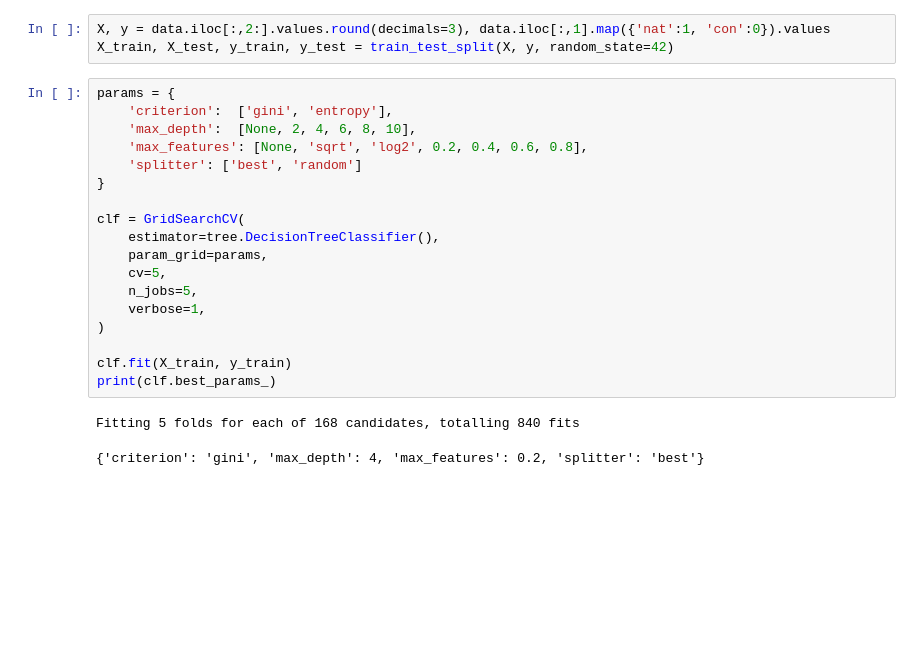
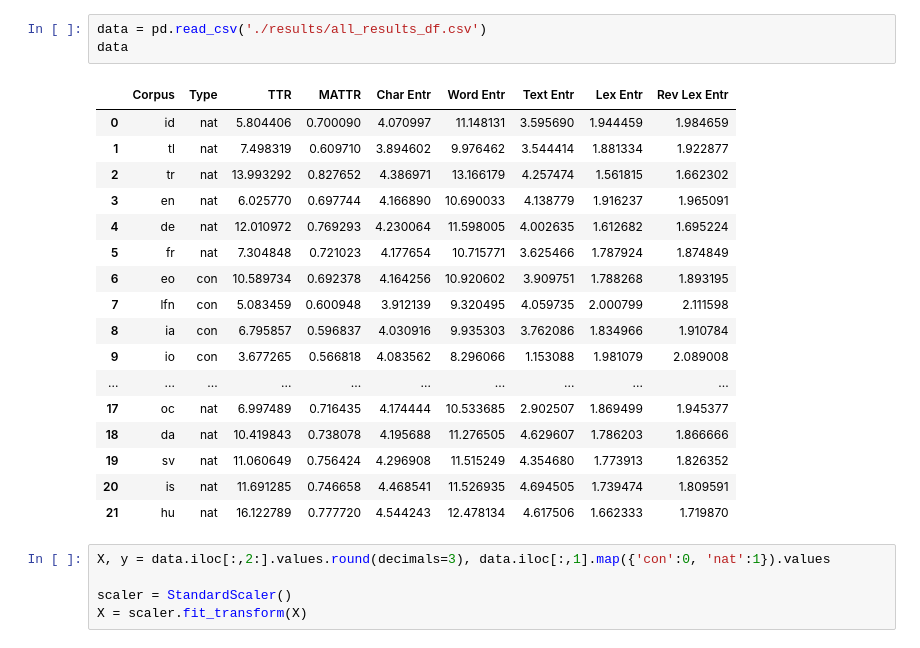
Before and after one commit to kirbergerconnor/iscl-thesis, a Jupyter notebook: decisiontree.ipynb, the cells around one changed output. Drawn from its saved outputs; the diff is of its cells as text; blank space fills up the shorter version.

```diff
--- a/decisiontree.ipynb
+++ b/decisiontree.ipynb
@@ -67,24 +8,26 @@ data
+# %%
+data = pd.read_csv('./results/all_results_df.csv')
+data
+# %% [output]
+|  | Corpus | Type | TTR | MATTR | Char Entr | Word Entr | Text Entr | Lex Entr | Rev Lex Entr |
+| 0 | id | nat | 5.804406 | 0.700090 | 4.070997 | 11.148131 | 3.595690 | 1.944459 | 1.984659 |
+| 1 | tl | nat | 7.498319 | 0.609710 | 3.894602 | 9.976462 | 3.544414 | 1.881334 | 1.922877 |
+| 2 | tr | nat | 13.993292 | 0.827652 | 4.386971 | 13.166179 | 4.257474 | 1.561815 | 1.662302 |
+| 3 | en | nat | 6.025770 | 0.697744 | 4.166890 | 10.690033 | 4.138779 | 1.916237 | 1.965091 |
+| 4 | de | nat | 12.010972 | 0.769293 | 4.230064 | 11.598005 | 4.002635 | 1.612682 | 1.695224 |
+| 5 | fr | nat | 7.304848 | 0.721023 | 4.177654 | 10.715771 | 3.625466 | 1.787924 | 1.874849 |
+| 6 | eo | con | 10.589734 | 0.692378 | 4.164256 | 10.920602 | 3.909751 | 1.788268 | 1.893195 |
+| 7 | lfn | con | 5.083459 | 0.600948 | 3.912139 | 9.320495 | 4.059735 | 2.000799 | 2.111598 |
+| 8 | ia | con | 6.795857 | 0.596837 | 4.030916 | 9.935303 | 3.762086 | 1.834966 | 1.910784 |
+| 9 | io | con | 3.677265 | 0.566818 | 4.083562 | 8.296066 | 1.153088 | 1.981079 | 2.089008 |
+| ... | ... | ... | ... | ... | ... | ... | ... | ... | ... |
+| 17 | oc | nat | 6.997489 | 0.716435 | 4.174444 | 10.533685 | 2.902507 | 1.869499 | 1.945377 |
+| 18 | da | nat | 10.419843 | 0.738078 | 4.195688 | 11.276505 | 4.629607 | 1.786203 | 1.866666 |
+| 19 | sv | nat | 11.060649 | 0.756424 | 4.296908 | 11.515249 | 4.354680 | 1.773913 | 1.826352 |
+| 20 | is | nat | 11.691285 | 0.746658 | 4.468541 | 11.526935 | 4.694505 | 1.739474 | 1.809591 |
+| 21 | hu | nat | 16.122789 | 0.777720 | 4.544243 | 12.478134 | 4.617506 | 1.662333 | 1.719870 |
 # %%
-X, y = data.iloc[:,2:].values.round(decimals=3), data.iloc[:,1].map({'nat':1, 'con':0}).values
-X_train, X_test, y_train, y_test = train_test_split(X, y, random_state=42)
+X, y = data.iloc[:,2:].values.round(decimals=3), data.iloc[:,1].map({'con':0, 'nat':1}).values
+
+scaler = StandardScaler()
+X = scaler.fit_transform(X)
-# %%
-params = {
-    'criterion':  ['gini', 'entropy'],
-    'max_depth':  [None, 2, 4, 6, 8, 10],
-    'max_features': [None, 'sqrt', 'log2', 0.2, 0.4, 0.6, 0.8],
-    'splitter': ['best', 'random']
-}
-
-clf = GridSearchCV(
-    estimator=tree.DecisionTreeClassifier(),
-    param_grid=params,
-    cv=5,
-    n_jobs=5,
-    verbose=1,
-)
-
-clf.fit(X_train, y_train)
-print(clf.best_params_)
-# %% [output]
-Fitting 5 folds for each of 168 candidates, totalling 840 fits
-{'criterion': 'gini', 'max_depth': 4, 'max_features': 0.2, 'splitter': 'best'}
```
Also changed, not shown: parts of 8 cells of this notebook, 14 other files.
